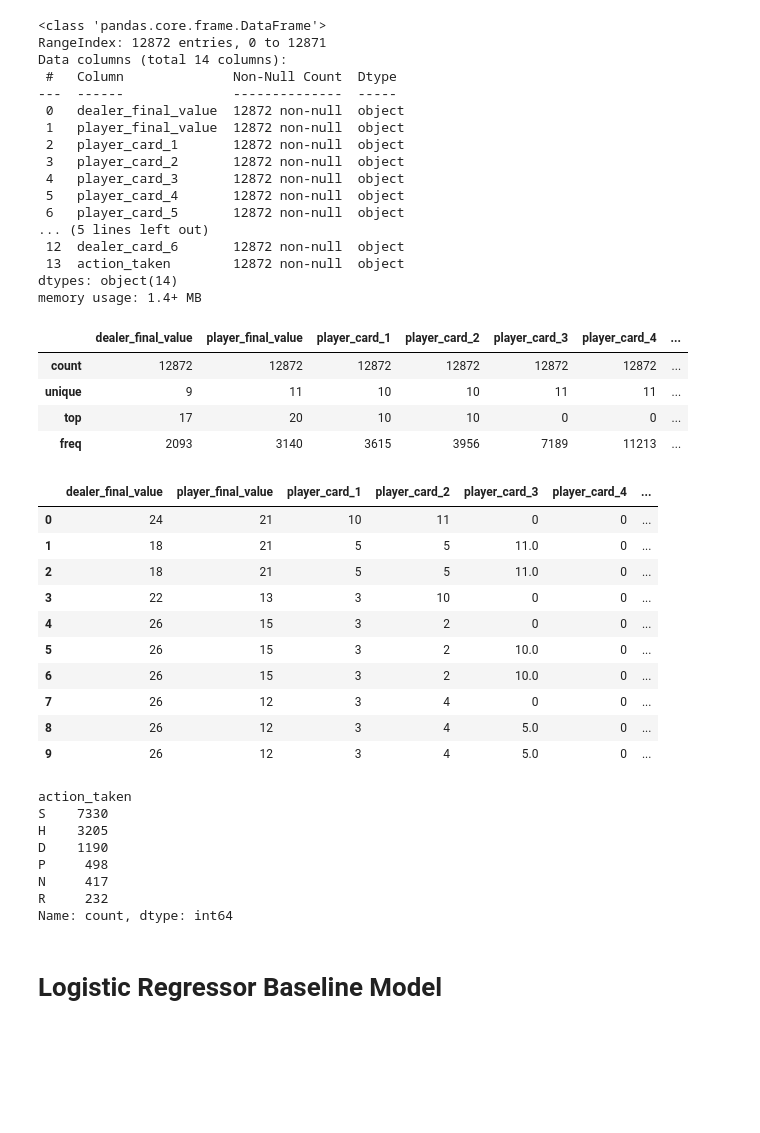
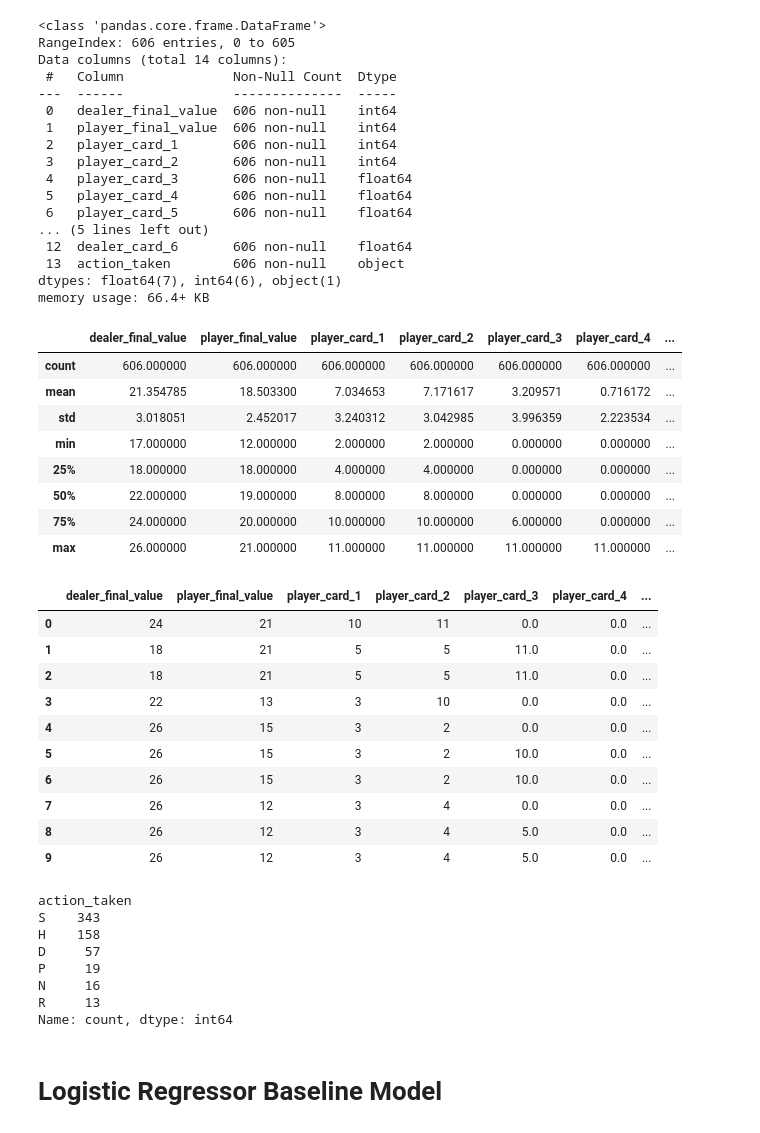
Before and after one commit to FoRVaiS/4948-assignment-2, a Jupyter notebook: notebook.ipynb, the cells around one changed output. Drawn from its saved outputs; the diff is of its cells as text; code cells hidden in the pictures; blank space fills up the shorter version.

```diff
--- a/notebook.ipynb
+++ b/notebook.ipynb
@@ -10,7 +10,7 @@ import numpy as np
 pd.set_option('display.width', None)
 pd.set_option('display.max_columns', None)
 pd.set_option('display.max_rows', None)
-pd.set_option('future.no_silent_downcasting', True)
+# pd.set_option('future.no_silent_downcasting', True)
 
 def getData():
 
@@ -21,7 +21,7 @@ def getData():
         with zipfile.ZipFile('./data.zip', 'r') as zip_ref:
             zip_ref.extractall('./')
 
-    data = pd.read_csv('./data.csv', sep=',', nrows=20000)
+    data = pd.read_csv('./data.csv', sep=',', nrows=1000)
     data = data.drop(columns=['shoe_id', 'run_count', 'true_count', 'cards_remaining', 'dealer_up', 'initial_hand'])
 
     data['dealer_final'] = data['dealer_final'].apply(lambda x: ast.literal_eval(x))
@@ -102,67 +102,71 @@ def getData():
 
             data.append(frame)
 
         return data
 
     new_data = pd.DataFrame()
 
     for index, row in data.iterrows():
         for new_rows in decompose_actions(row):
             new_data = pd.concat([new_data, new_rows], ignore_index=True)
 
     data = new_data
     data = data.fillna(0)
 
     return data
 
 
 df = getData()
 df.info()
 display(df.describe())
 display(df.head(10))
 
 display(df['action_taken'].value_counts())
 # %% [output]
 <class 'pandas.core.frame.DataFrame'>
-RangeIndex: 12872 entries, 0 to 12871
+RangeIndex: 606 entries, 0 to 605
 Data columns (total 14 columns):
  #   Column              Non-Null Count  Dtype
 ---  ------              --------------  -----
- 0   dealer_final_value  12872 non-null  object
- 1   player_final_value  12872 non-null  object
- 2   player_card_1       12872 non-null  object
- 3   player_card_2       12872 non-null  object
- 4   player_card_3       12872 non-null  object
- 5   player_card_4       12872 non-null  object
- 6   player_card_5       12872 non-null  object
+ 0   dealer_final_value  606 non-null    int64
+ 1   player_final_value  606 non-null    int64
+ 2   player_card_1       606 non-null    int64
+ 3   player_card_2       606 non-null    int64
+ 4   player_card_3       606 non-null    float64
+ 5   player_card_4       606 non-null    float64
+ 6   player_card_5       606 non-null    float64
 ... (5 lines left out)
- 12  dealer_card_6       12872 non-null  object
- 13  action_taken        12872 non-null  object
-dtypes: object(14)
-memory usage: 1.4+ MB
+ 12  dealer_card_6       606 non-null    float64
+ 13  action_taken        606 non-null    object
+dtypes: float64(7), int64(6), object(1)
+memory usage: 66.4+ KB
 |  | dealer_final_value | player_final_value | player_card_1 | player_card_2 | player_card_3 | player_card_4 | ... |
-| count | 12872 | 12872 | 12872 | 12872 | 12872 | 12872 | ... |
-| unique | 9 | 11 | 10 | 10 | 11 | 11 | ... |
-| top | 17 | 20 | 10 | 10 | 0 | 0 | ... |
-| freq | 2093 | 3140 | 3615 | 3956 | 7189 | 11213 | ... |
+| count | 606.000000 | 606.000000 | 606.000000 | 606.000000 | 606.000000 | 606.000000 | ... |
+| mean | 21.354785 | 18.503300 | 7.034653 | 7.171617 | 3.209571 | 0.716172 | ... |
+| std | 3.018051 | 2.452017 | 3.240312 | 3.042985 | 3.996359 | 2.223534 | ... |
+| min | 17.000000 | 12.000000 | 2.000000 | 2.000000 | 0.000000 | 0.000000 | ... |
+| 25% | 18.000000 | 18.000000 | 4.000000 | 4.000000 | 0.000000 | 0.000000 | ... |
+| 50% | 22.000000 | 19.000000 | 8.000000 | 8.000000 | 0.000000 | 0.000000 | ... |
+| 75% | 24.000000 | 20.000000 | 10.000000 | 10.000000 | 6.000000 | 0.000000 | ... |
+| max | 26.000000 | 21.000000 | 11.000000 | 11.000000 | 11.000000 | 11.000000 | ... |
 |  | dealer_final_value | player_final_value | player_card_1 | player_card_2 | player_card_3 | player_card_4 | ... |
-| 0 | 24 | 21 | 10 | 11 | 0 | 0 | ... |
-| 1 | 18 | 21 | 5 | 5 | 11.0 | 0 | ... |
-| 2 | 18 | 21 | 5 | 5 | 11.0 | 0 | ... |
-| 3 | 22 | 13 | 3 | 10 | 0 | 0 | ... |
-| 4 | 26 | 15 | 3 | 2 | 0 | 0 | ... |
-| 5 | 26 | 15 | 3 | 2 | 10.0 | 0 | ... |
-| 6 | 26 | 15 | 3 | 2 | 10.0 | 0 | ... |
-| 7 | 26 | 12 | 3 | 4 | 0 | 0 | ... |
-| 8 | 26 | 12 | 3 | 4 | 5.0 | 0 | ... |
-| 9 | 26 | 12 | 3 | 4 | 5.0 | 0 | ... |
+| 0 | 24 | 21 | 10 | 11 | 0.0 | 0.0 | ... |
+| 1 | 18 | 21 | 5 | 5 | 11.0 | 0.0 | ... |
+| 2 | 18 | 21 | 5 | 5 | 11.0 | 0.0 | ... |
+| 3 | 22 | 13 | 3 | 10 | 0.0 | 0.0 | ... |
+| 4 | 26 | 15 | 3 | 2 | 0.0 | 0.0 | ... |
+| 5 | 26 | 15 | 3 | 2 | 10.0 | 0.0 | ... |
+| 6 | 26 | 15 | 3 | 2 | 10.0 | 0.0 | ... |
+| 7 | 26 | 12 | 3 | 4 | 0.0 | 0.0 | ... |
+| 8 | 26 | 12 | 3 | 4 | 5.0 | 0.0 | ... |
+| 9 | 26 | 12 | 3 | 4 | 5.0 | 0.0 | ... |
 action_taken
-S    7330
-H    3205
-D    1190
-P     498
-N     417
-R     232
+S    343
+H    158
+D     57
+P     19
+N     16
+R     13
 Name: count, dtype: int64
 # %%
 from sklearn.model_selection import train_test_split
```
Also changed, not shown: parts of 8 cells of this notebook.
